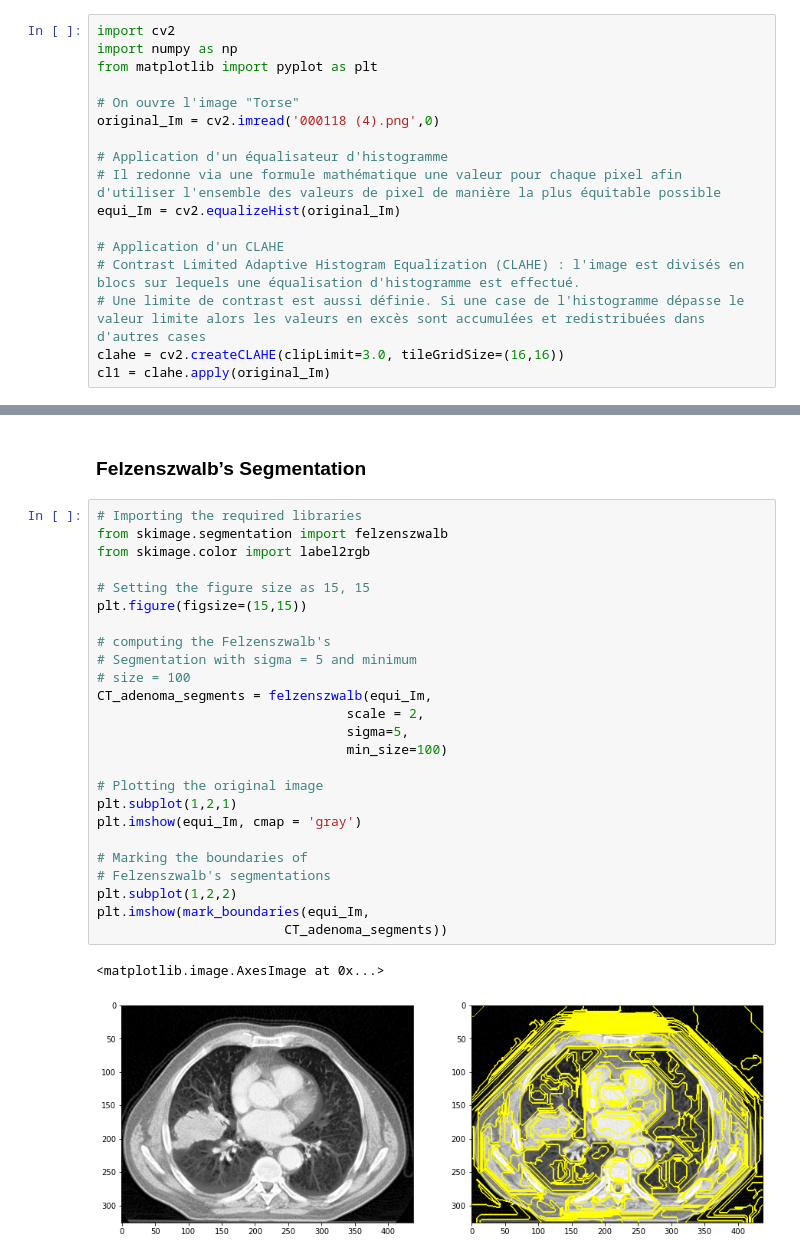
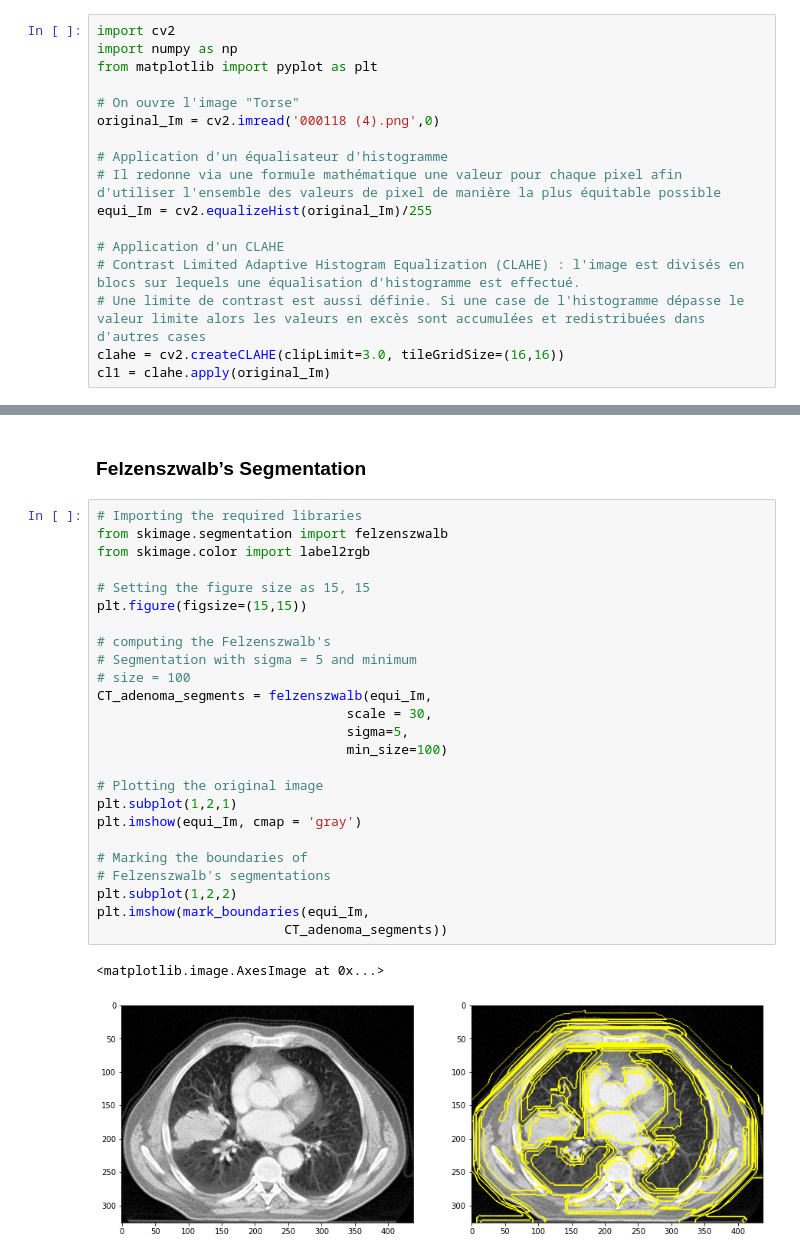
Before and after one commit to MulArt/Medical_Imaging, a Jupyter notebook: Segmentation.ipynb, the cells around one changed output, grey strips where cells are left out. Drawn from its saved outputs; the diff is of its cells as text.

```diff
--- a/Segmentation.ipynb
+++ b/Segmentation.ipynb
@@ -10,7 +10,7 @@ original_Im = cv2.imread('000118 (4).png',0)
 
 # Application d'un équalisateur d'histogramme
 # Il redonne via une formule mathématique une valeur pour chaque pixel afin d'utiliser l'ensemble des valeurs de pixel de manière la plus équitable possible
-equi_Im = cv2.equalizeHist(original_Im)
+equi_Im = cv2.equalizeHist(original_Im)/255
 
 # Application d'un CLAHE
 # Contrast Limited Adaptive Histogram Equalization (CLAHE) : l'image est divisés en blocs sur lequels une équalisation d'histogramme est effectué.
@@ -120,28 +120,28 @@ plt.imshow(mark_boundaries(equi_Im, CT_adenoma_segments))
 # %%
 # Importing the required libraries
 from skimage.segmentation import felzenszwalb
 from skimage.color import label2rgb
 
 # Setting the figure size as 15, 15
 plt.figure(figsize=(15,15))
 
 # computing the Felzenszwalb's
 # Segmentation with sigma = 5 and minimum
 # size = 100
 CT_adenoma_segments = felzenszwalb(equi_Im,
-								scale = 2,
+								scale = 30,
 								sigma=5,
 								min_size=100)
 
 # Plotting the original image
 plt.subplot(1,2,1)
 plt.imshow(equi_Im, cmap = 'gray')
 
 # Marking the boundaries of
 # Felzenszwalb's segmentations
 plt.subplot(1,2,2)
 plt.imshow(mark_boundaries(equi_Im,
 						CT_adenoma_segments))
 # %% [output]
 <matplotlib.image.AxesImage at 0x...>
-[figure, old version]
+[figure, new version]
```
Also changed, not shown: parts of 4 cells of this notebook.
